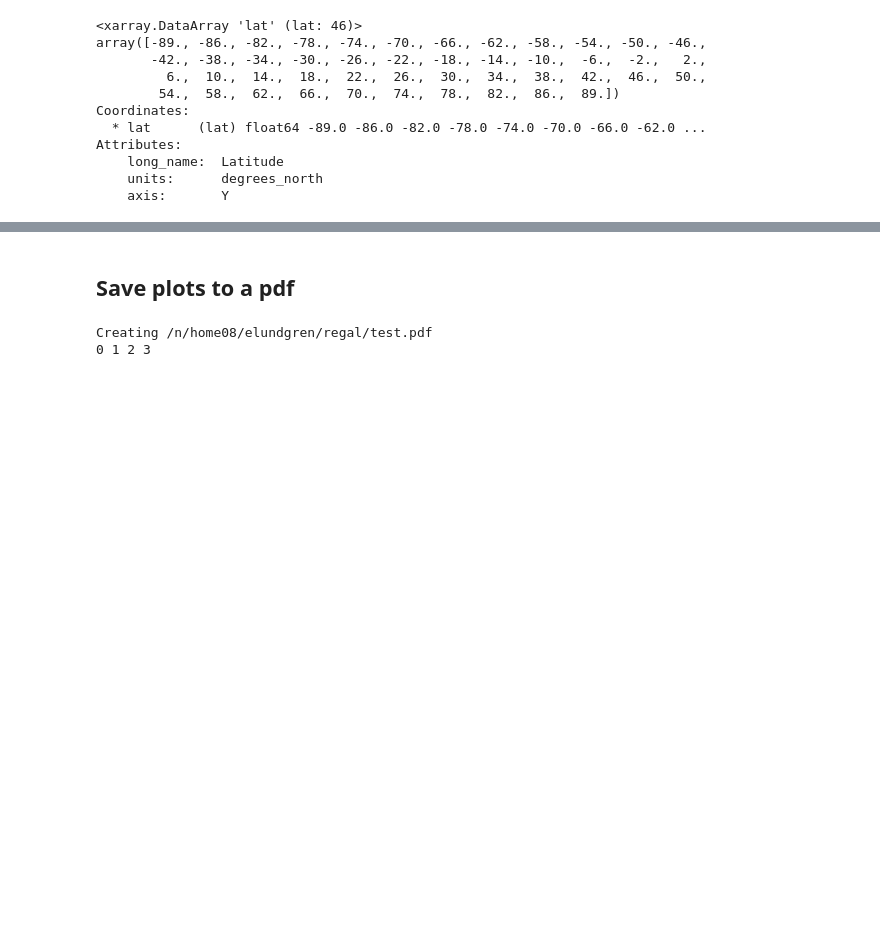
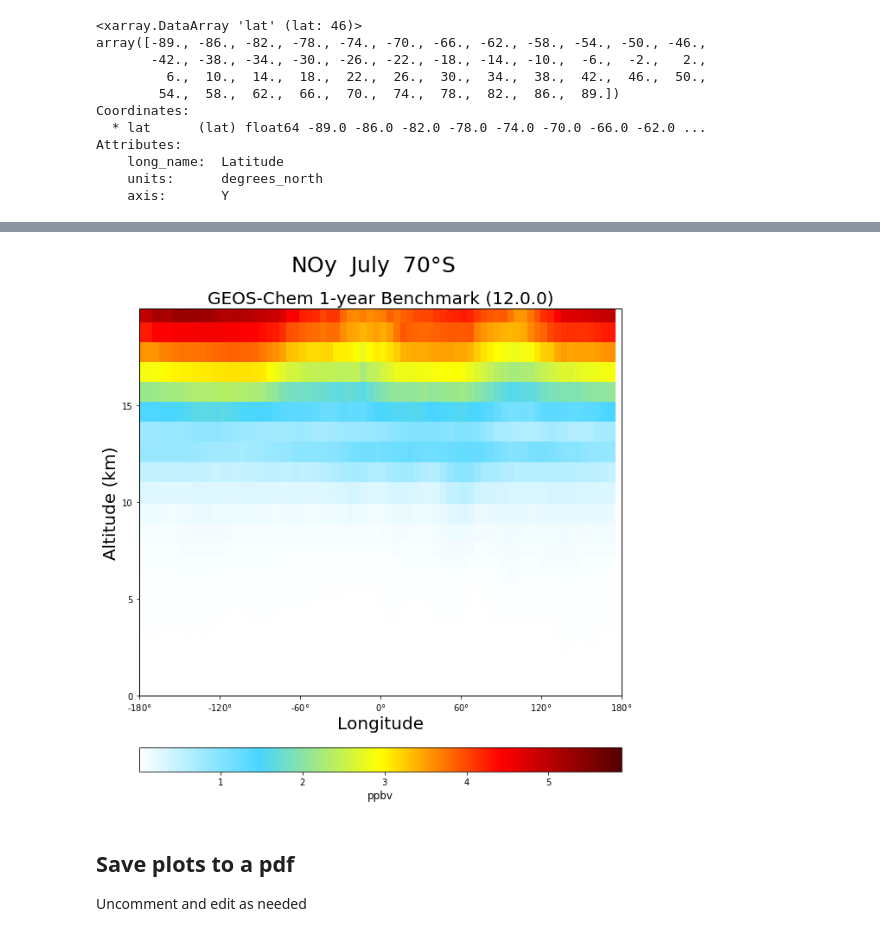
Before and after one commit to lizziel/geoschem_data_visualization, a Jupyter notebook: gcc_curtain_plotting.ipynb, the cells around one changed output, grey strips where cells are left out. Cells and saved outputs as stored; diff of their text form; code cells hidden in the pictures; blank space fills up the shorter version.

```diff
--- a/gcc_curtain_plotting.ipynb
+++ b/gcc_curtain_plotting.ipynb
@@ -79,5 +79,5 @@ panarr = ds_orig['IJ_AVG_S__PAN'].data
 da2 = xr.DataArray(panarr,
                    coords={'time':times,'alt':alts,'lat':lats,'lon':lons},
                    dims=('time','alt','lat','lon'))
-da2.attrs['units']='ppbv'
+da2.attrs['units']=ds_orig['IJ_AVG_S__PAN'].units
 da2.name = 'PAN'
@@ -294,10 +325,11 @@ plot_curtain(ds, varlist=['NOy'], latval=-70 )
+# %%
+# Make the same plot but only for 20 km and below
+plot_curtain(ds, varlist=['NOy'], latval=-70, altrange=[0,20] )
+# %% [output]
+[figure, added]
 # %% [markdown]
 ## Save plots to a pdf
+Uncomment and edit as needed
 # %%
 # Since it looks okay, create plots for my four variables in the dataset and save it to a single pdf
-varlist=['HNO3','PAN','NO+NO2','NOy']
-pdfpath = '/n/home08/elundgren/regal/test.pdf'
-plot_curtain(ds, varlist=varlist, lonval=60, savepdf=True, pdfname=pdfpath )
+varlist=['HNO3','PAN','NO','NO2','NO+NO2','NOy']
-# %% [output]
-Creating /n/home08/elundgren/regal/test.pdf
-0 1 2 3
```
Also changed, not shown: parts of 14 cells of this notebook.
